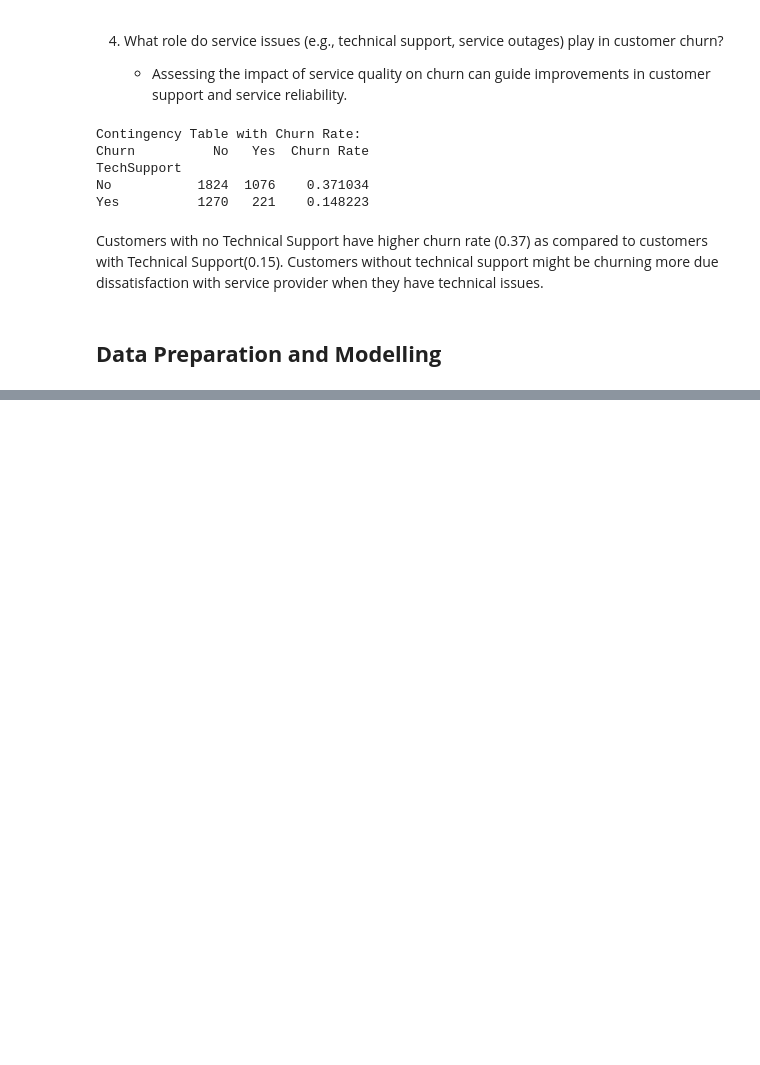
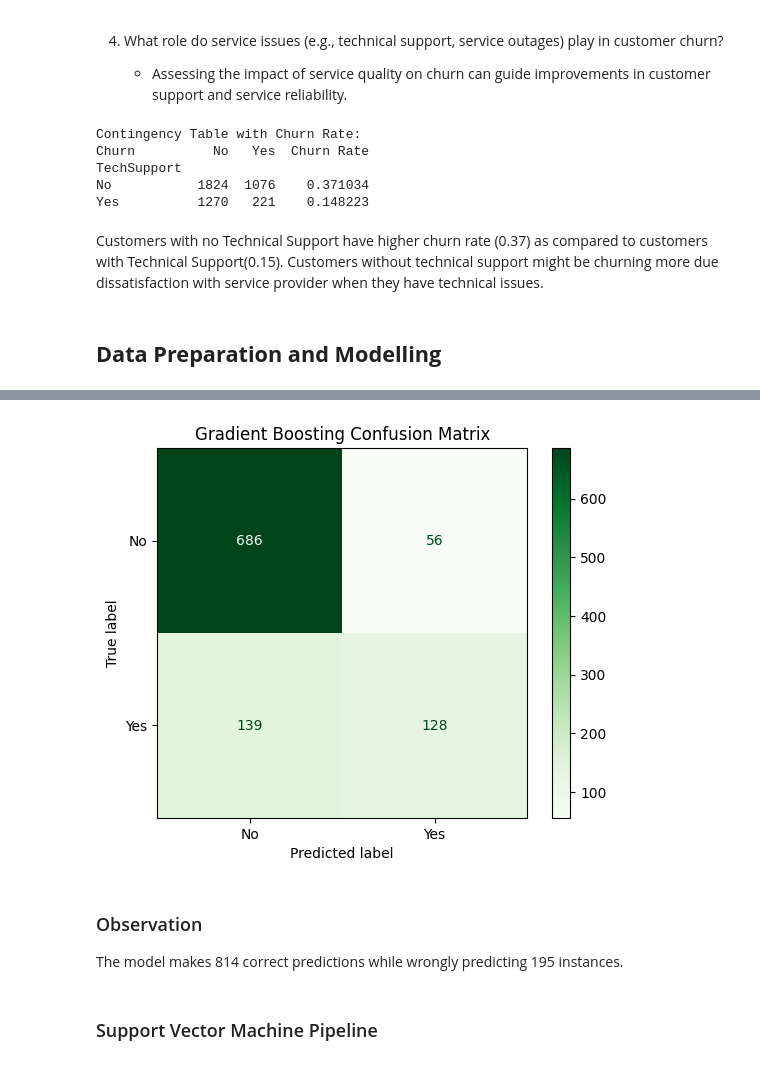
Before and after one commit to richmond-yeboah/Customer-Churn-Prediction, a Jupyter notebook: Notebooks/main.ipynb, the cells around one changed output, grey strips where cells are left out. Cells and saved outputs as stored; diff of their text form; code cells hidden in the pictures; blank space fills up the shorter version.

```diff
--- a/Notebooks/main.ipynb
+++ b/Notebooks/main.ipynb
@@ -804,0 +1028,7 @@ Customers with no Technical Support have higher churn rate (0.37) as compared to
+# %%
+gradientBoosting_pipeline = Pipeline([
+    ('preprocessor', full_pipeline),
+    ('classifier', GradientBoostingClassifier(random_state=0))
+])
+
+gradientBoosting_pipeline.fit(X_train, y_train_encoded)
@@ -804,0 +1053,26 @@ Customers with no Technical Support have higher churn rate (0.37) as compared to
+# %%
+# Get y predict values using gradient boosting pipeline
+gbc_y_pred = gradientBoosting_pipeline.predict(X_eval)
+# Get classification report for true and predicted values
+gbc_report = classification_report(y_eval_encoded, gbc_y_pred)
+
+# Define model predictions for the model and true labels
+gbc_pred_proba = gradientBoosting_pipeline.predict_proba(X_eval)[:,1]
+# Calculate FPR and TPR for the model
+gbc_fpr, gbc_tpr, _ = roc_curve(y_eval_encoded, gbc_pred_proba)
+# Calculate AUC for the model
+gbc_auc_score = auc(gbc_fpr, gbc_tpr)
+# %%
+# Get confusion matrix values and display using confusion matrix display
+gbc_cnf_matrix = confusion_matrix(y_eval_encoded, gbc_y_pred)
+disp = ConfusionMatrixDisplay(gbc_cnf_matrix,display_labels=label_encoder.classes_)
+disp.plot(cmap='Greens')
+plt.title('Gradient Boosting Confusion Matrix');
+# %% [output]
+[figure, added]
+# %% [markdown]
+### Observation
+
+The model makes 814 correct predictions while wrongly predicting 195 instances.
+# %% [markdown]
+### Support Vector Machine Pipeline
```
Also changed, not shown: parts of 33 cells of this notebook.
